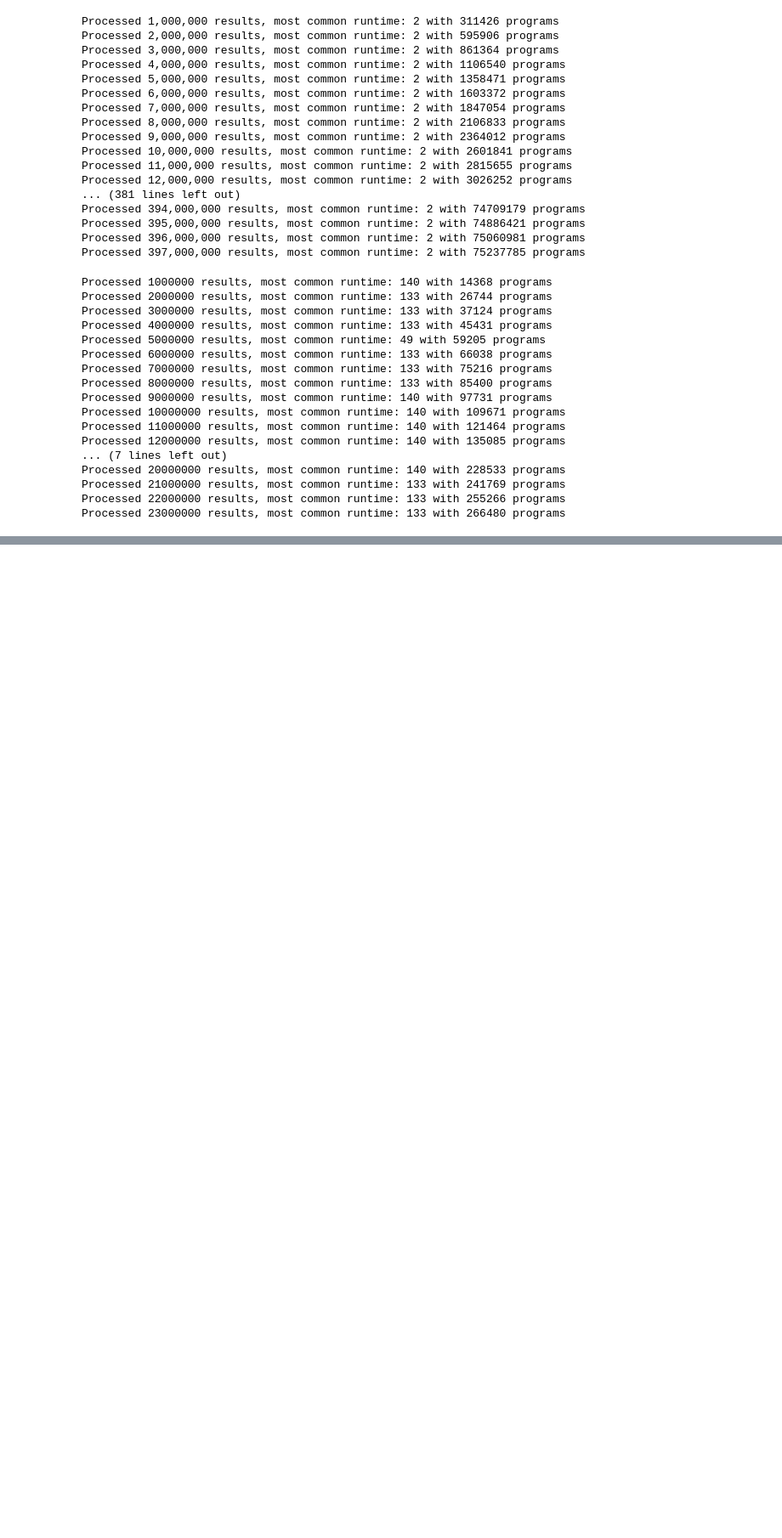
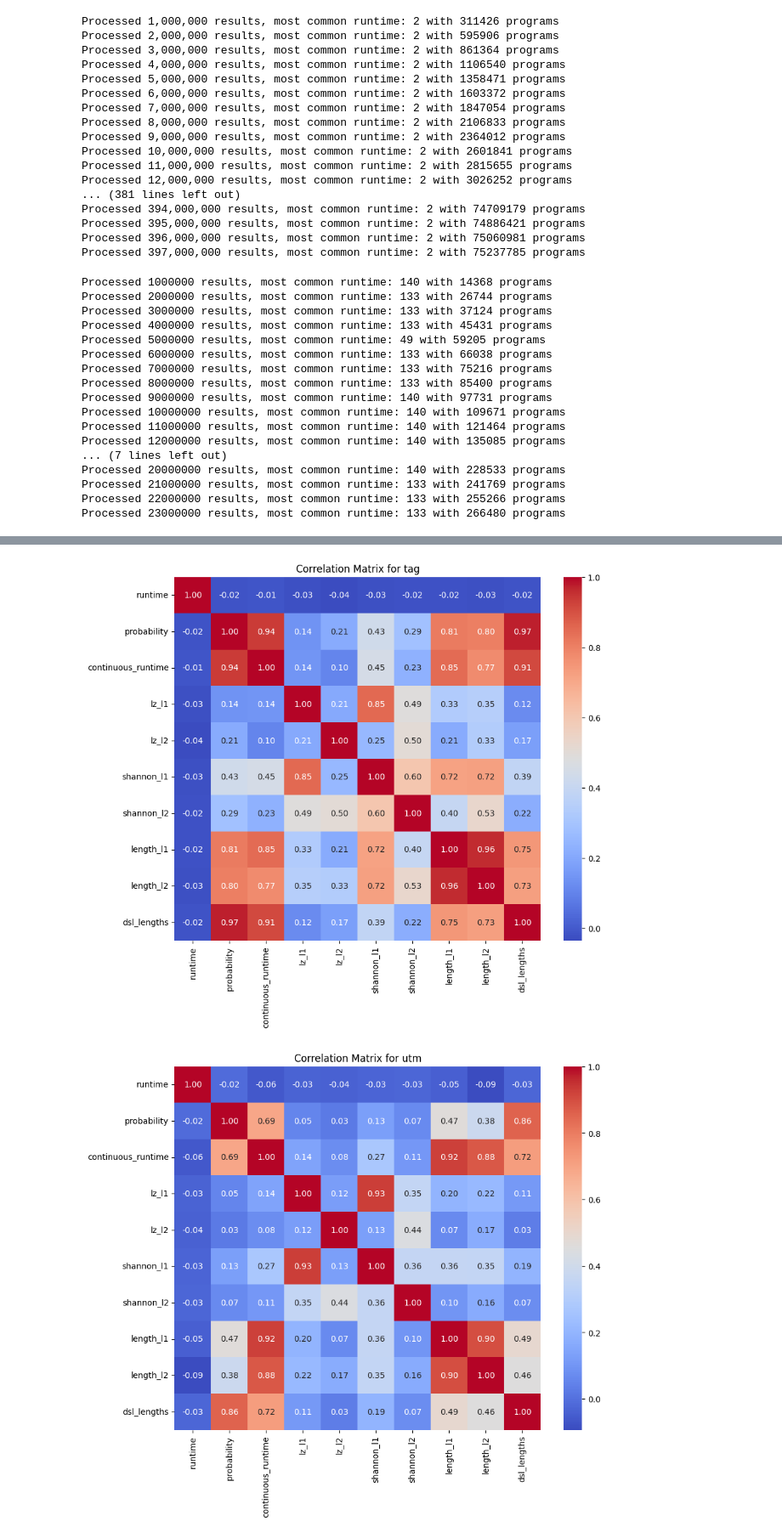
Before and after one commit to vincentherrmann/universal-computer-runtime-probabilities, a Jupyter notebook: Runtime_visualizations_combined.ipynb, the cells around one changed output, grey strips where cells are left out. Shown at 85% size. Saved outputs shown, nothing was run; the diff lists cells and outputs as text; code cells hidden in the pictures; blank space fills up the shorter version.

```diff
--- a/Runtime_visualizations_combined.ipynb
+++ b/Runtime_visualizations_combined.ipynb
@@ -221,0 +530,32 @@ plt.show()
+# %%
+# dictionary from runtime_probs
+runtime_probs = {
+    "tag": tag_probabilities_weighted,
+    "utm": utm_probabilities_weighted,
+    "rule110": rule110_probabilities_weighted,
+}
+
+# dictionary from runtime description lengths
+runtime_dict = {
+    "lz_l1": lz_lengths_l1,
+    "lz_l2": lz_lengths_l2,
+    "shannon_l1": description_lengths_l1,
+    "shannon_l2": description_lengths_l2,
+    "length_l1": length_l1,
+    "length_l2": length_l2,
+    "dsl_lengths": np.array(dsl_lengths[1:-1]).astype(float),  # skip index 0
+}
+# %%
+domain_runtimes = {}
+for domain, runtime_prob in runtime_probs.items():
+    runtimes = [i for i, p in enumerate(runtime_prob) if p > 0.]
+    probabilities = [p for i, p in enumerate(runtime_prob) if p > 0.]
+    # create dataframe for this domain
+    df = pd.DataFrame({
+        "runtime": runtimes,
+        "probability": probabilities
+    })
+    df["continuous_runtime"] = [2 ** (-np.log2(r) - 2*np.log2(np.log2(r)) - 1) for r in runtimes]
+    for desc_name, desc_lengths in runtime_dict.items():
+        df[desc_name] = [2 ** (-desc_lengths[i-1]) for i in runtimes]
+    domain_runtimes[domain] = df
@@ -221,0 +578,16 @@ plt.show()
+# %%
+# measure correlation between description lengths and runtimes for each domain
+correlation_results = {}
+for domain, df in domain_runtimes.items():
+    correlation_matrix = df.corr()
+    correlation_results[domain] = correlation_matrix
+
+# plot correlation matrices
+for domain, corr_matrix in correlation_results.items():
+    plt.figure(figsize=(10, 8))
+    sns.heatmap(corr_matrix, annot=True, fmt=".2f", cmap="coolwarm", cbar=True)
+    plt.title(f"Correlation Matrix for {domain}")
+    plt.show()
+# %% [output]
+[figure, added]
+[figure, added]
```
Also changed, not shown: parts of 43 cells of this notebook, 1 other file.
